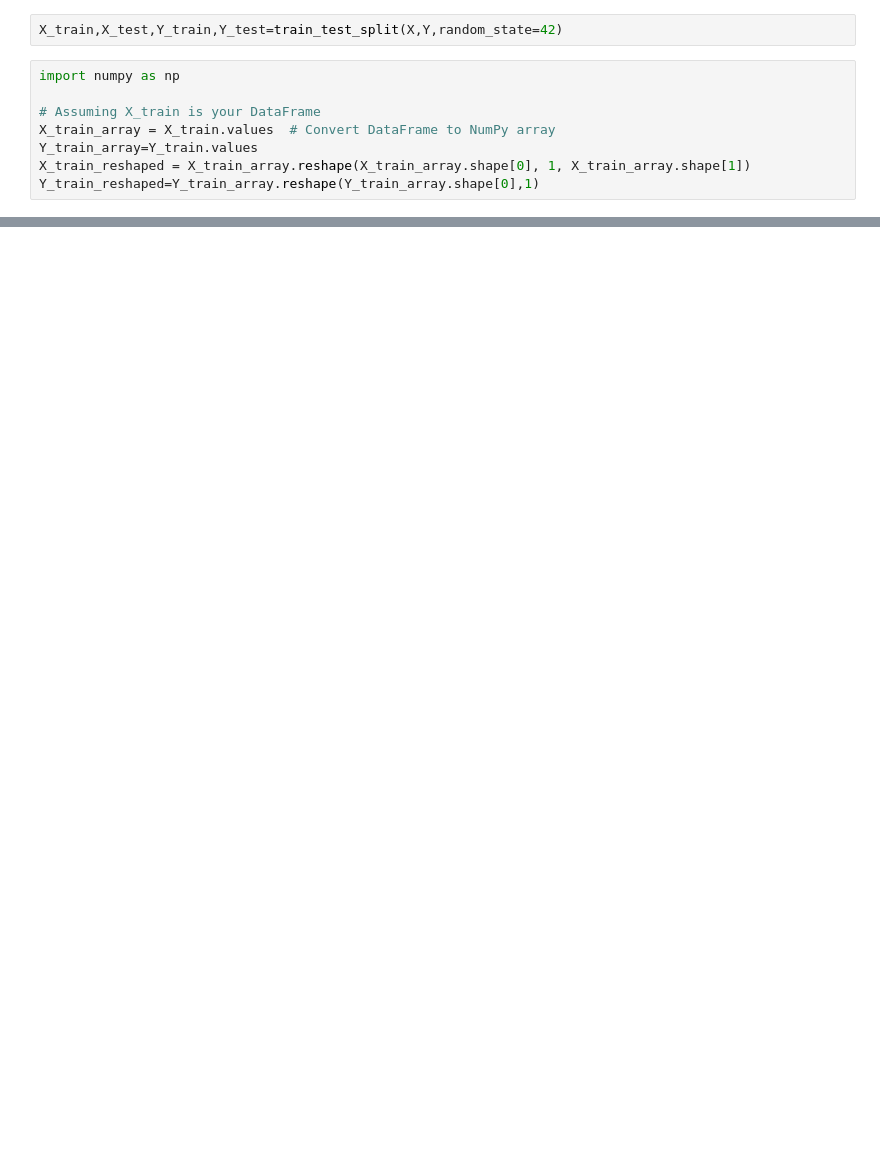
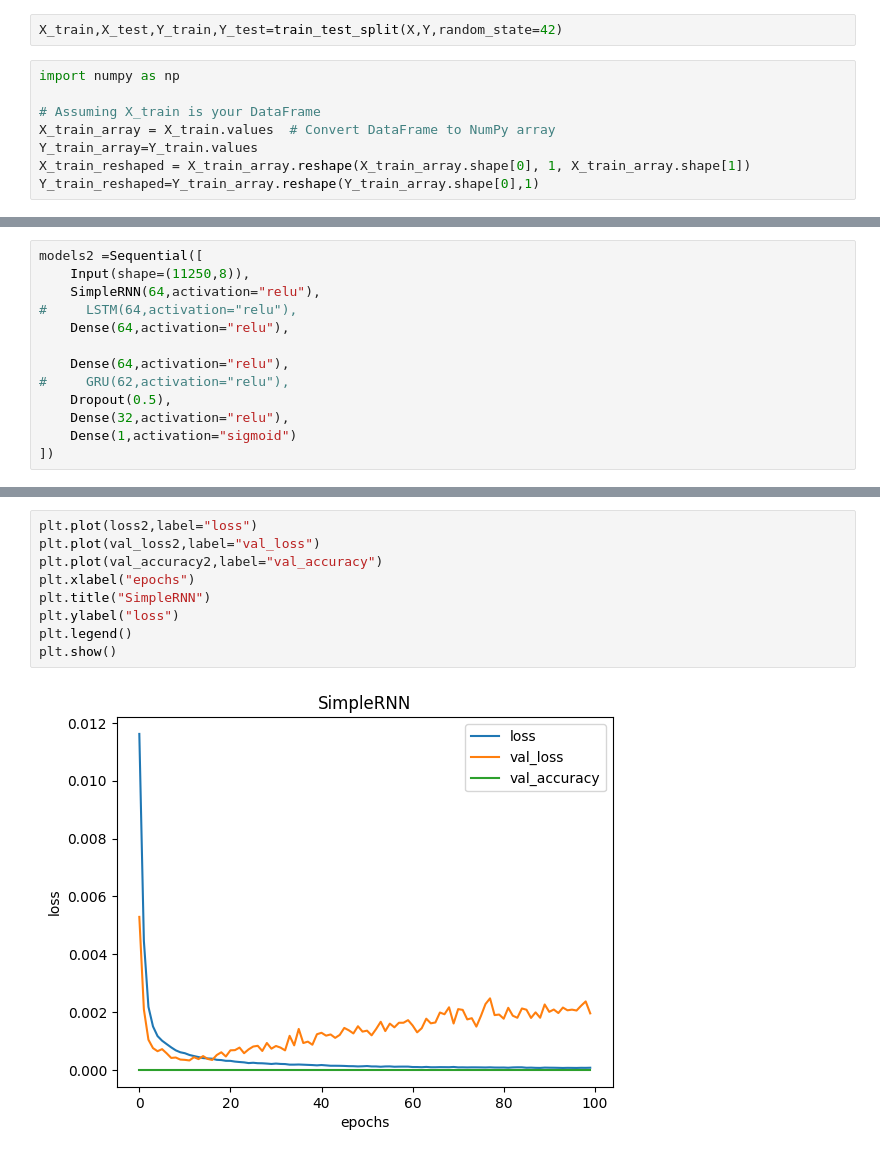
Before and after one commit to Murad460/Data_Science_Projects, a Jupyter notebook: robot-kinamatics.ipynb, the cells around one changed output, grey strips where cells are left out. Drawn from its saved outputs; the diff is of its cells as text; blank space fills up the shorter version.

```diff
--- a/robot-kinamatics.ipynb
+++ b/robot-kinamatics.ipynb
@@ -55,3 +117,16 @@ models =Sequential([
     Dense(32,activation="relu"),
     Dense(1,activation="sigmoid")
 ])
+# %%
+models2 =Sequential([
+    Input(shape=(11250,8)),
+    SimpleRNN(64,activation="relu"),
+#     LSTM(64,activation="relu"),
+    Dense(64,activation="relu"),
+
+    Dense(64,activation="relu"),
+#     GRU(62,activation="relu"),
+    Dropout(0.5),
+    Dense(32,activation="relu"),
+    Dense(1,activation="sigmoid")
+])
@@ -78,0 +239,11 @@ plt.show()
+# %%
+plt.plot(loss2,label="loss")
+plt.plot(val_loss2,label="val_loss")
+plt.plot(val_accuracy2,label="val_accuracy")
+plt.xlabel("epochs")
+plt.title("SimpleRNN")
+plt.ylabel("loss")
+plt.legend()
+plt.show()
+# %% [output]
+[figure, added]
```
Also changed, not shown: parts of 31 cells of this notebook.
